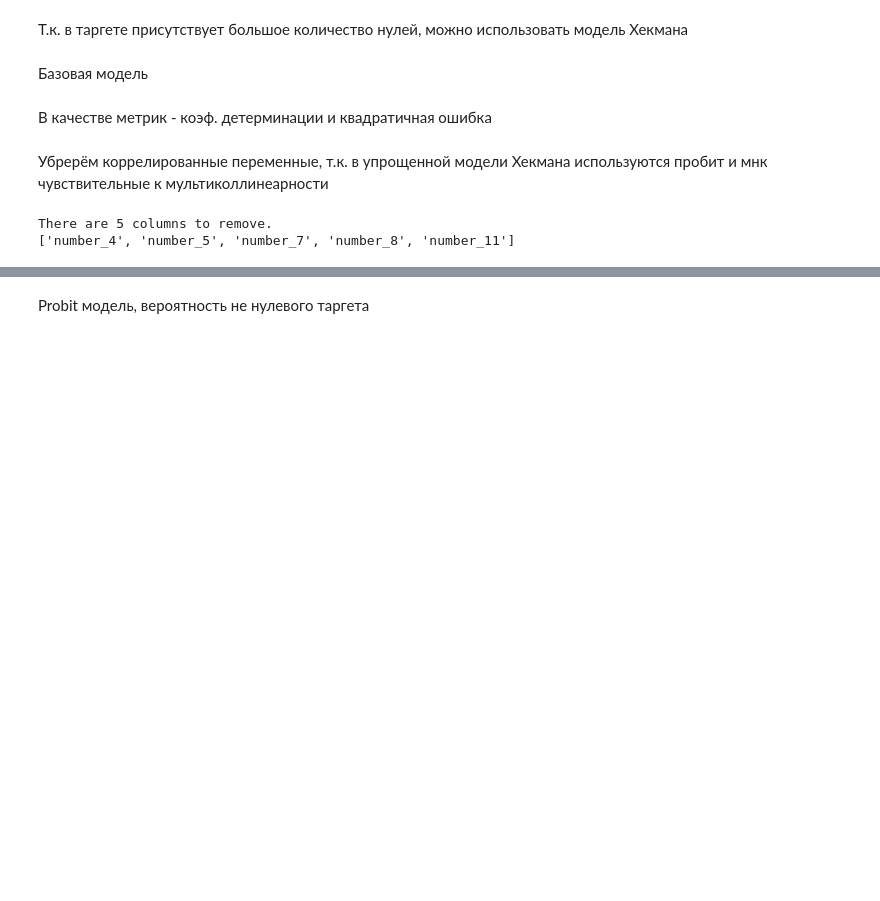
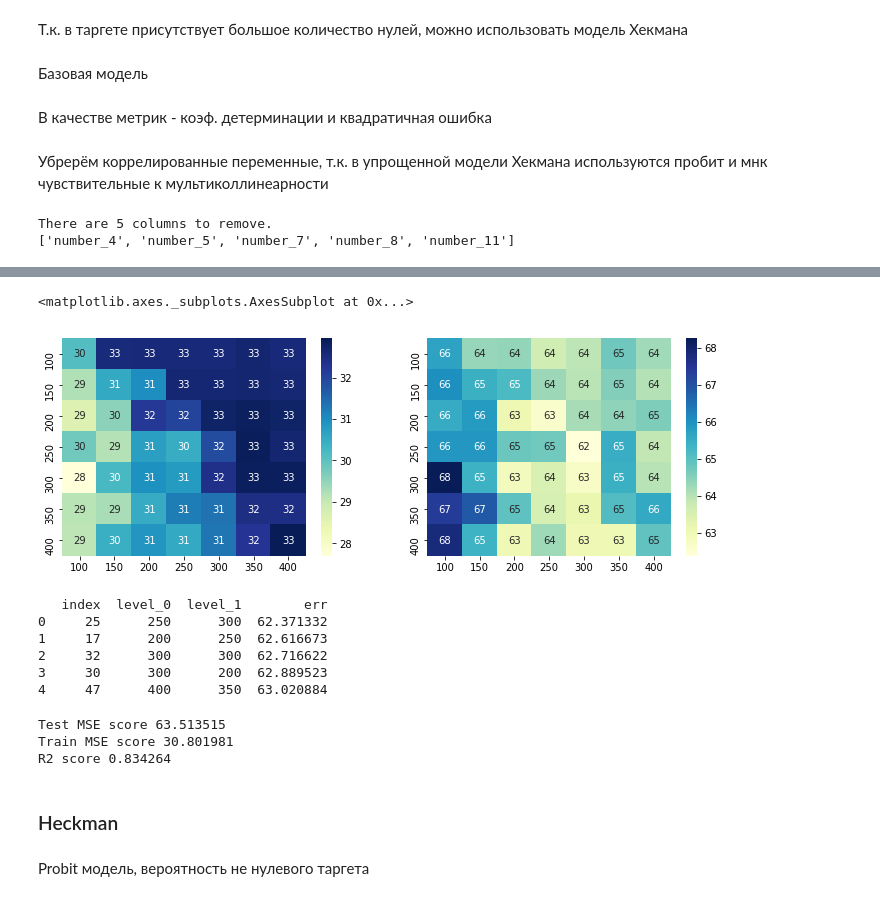
Before and after one commit to CobaltLS/MachineLearning, a Jupyter notebook: SDSJ/SDSJ2018.ipynb, the cells around one changed output, grey strips where cells are left out. Drawn from its saved outputs; the diff is of its cells as text; code cells hidden in the pictures; blank space fills up the shorter version.

```diff
--- a/SDSJ/SDSJ2018.ipynb
+++ b/SDSJ/SDSJ2018.ipynb
@@ -221,3 +289,62 @@ There are 5 columns to remove.
+# %%
+size_1 = np.arange(100, 450, 50)
+size_2 = np.arange(100, 450, 50)
+test_err = pd.DataFrame(columns = size_1, index = size_2)
+train_err = pd.DataFrame(columns = size_1, index = size_2)
+
+for layer_1 in size_1:
+    for layer_2 in size_2:
+        mlp_model = MLPRegressor(alpha = alpha_opt, hidden_layer_sizes = (layer_1, layer_2),
+                                  solver = 'lbfgs', activation = 'logistic', random_state = 42)
+        mlp_model.fit(X_train, y_train)
+
+        y_train_pred = mlp_model.predict(X_train)
+        y_test_pred = mlp_model.predict(X_test)
+        train_err.loc[layer_2, layer_1] = mean_squared_error(y_train, y_train_pred).astype(np.float64)
+        test_err.loc[layer_2, layer_1] = mean_squared_error(y_test, y_test_pred).astype(np.float64)
+train_err = train_err.astype(np.float64)
+test_err = test_err.astype(np.float64)
+# %%
+fig, (ax1, ax2) = plt.subplots(1, 2, figsize=(12, 4))
+sns.heatmap(train_err, annot=True, cmap="YlGnBu", ax=ax1)
+sns.heatmap(test_err, annot=True, cmap="YlGnBu",ax=ax2)
+# %% [output]
+<matplotlib.axes._subplots.AxesSubplot at 0x...>
+[figure, added]
+# %%
+result = test_err.stack()
+result.name = 'err'
+result = result.reset_index()
+result = result.sort_values(by='err').reset_index()
+print(result.head())
+best_l1 = result["level_0"][0]
+best_l2 = result["level_1"][0]
+# %% [output]
+   index  level_0  level_1        err
+0     25      250      300  62.371332
+1     17      200      250  62.616673
+2     32      300      300  62.716622
+3     30      300      200  62.889523
+4     47      400      350  63.020884
+# %%
+mlp_model = MLPRegressor(alpha = alpha_opt, hidden_layer_sizes = (best_l1, best_l2),
+                                  solver = 'lbfgs', activation = 'logistic', random_state = 42)
+mlp_model.fit(X_train, y_train)
+
+y_train_pred = mlp_model.predict(X_train)
+y_test_pred = mlp_model.predict(X_test)
+
+y_train_pred = mlp_model.predict(X_train)
+y_test_pred = mlp_model.predict(X_test)
+print('Test MSE score %.6f' % mean_squared_error(y_test, y_test_pred))
+print('Train MSE score %.6f' % mean_squared_error(y_train, y_train_pred))
+print('R2 score %.6f' % r_squared(y_test.values.ravel(), y_test_pred.ravel()))
+# %% [output]
+Test MSE score 63.513515
+Train MSE score 30.801981
+R2 score 0.834264
+# %% [markdown]
+### Heckman
 # %%
 #X_train, X_test, y_train, y_test = train_test_split(data, target, test_size=0.2, random_state=42)
 X_train = data.copy()
```
Also changed, not shown: parts of 45 cells of this notebook.
